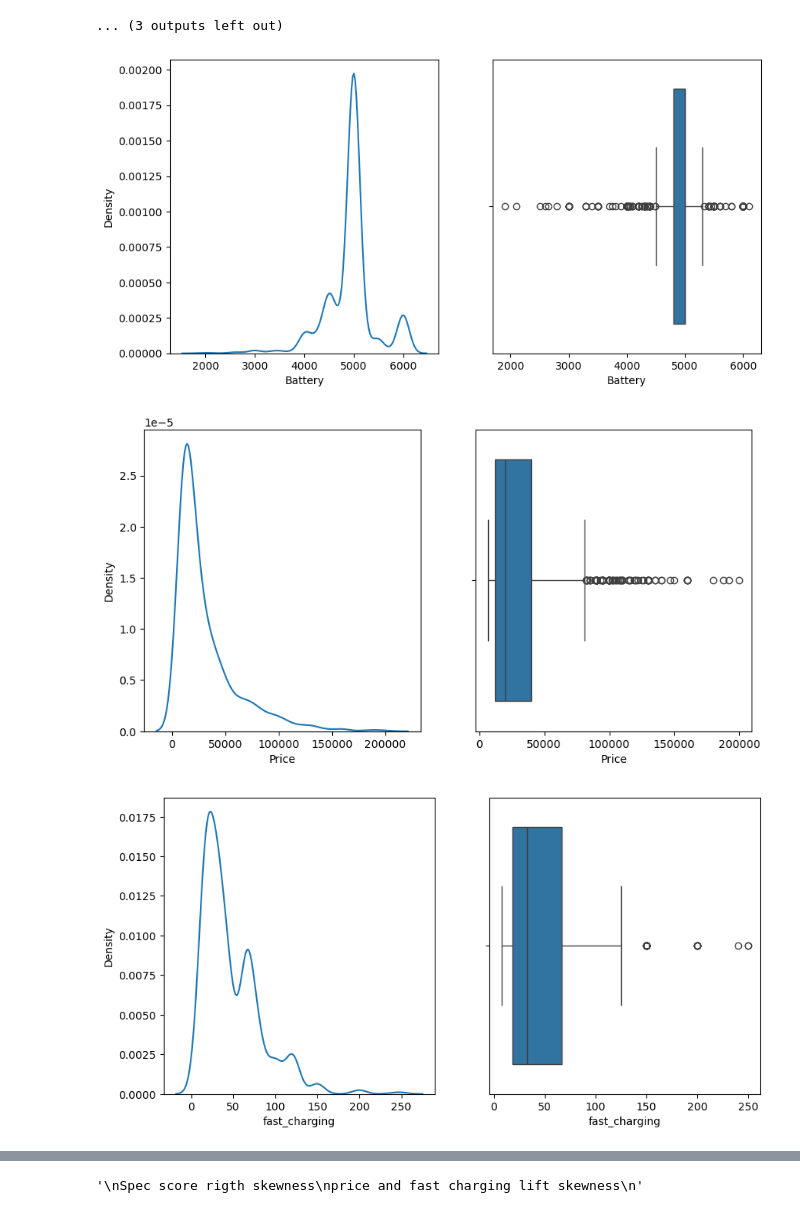
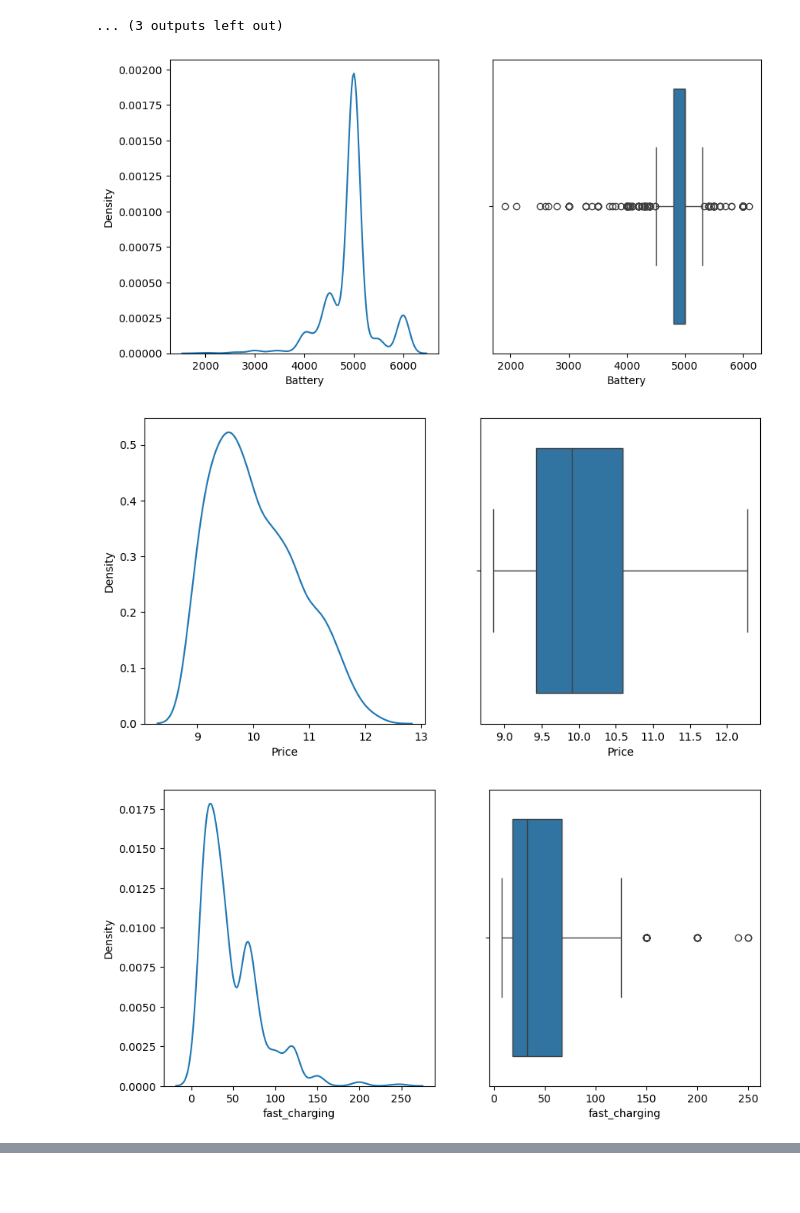
Before and after one commit to PradeepJangir007/Mobile-Phone-Price-Prediction, a Jupyter notebook: smart_phone_model billading.ipynb, the cells around one changed output, grey strips where cells are left out. Saved outputs shown, nothing was run; the diff lists cells and outputs as text; code cells hidden in the pictures; blank space fills up the shorter version.

```diff
--- a/smart_phone_model billading.ipynb
+++ b/smart_phone_model billading.ipynb
@@ -50,8 +53,8 @@ memory usage: 255.8+ KB
 ### missing value in inbuilt memory and fast charging and processor series
 # %%
 #removing outliear
-df=df[df.Price<200000]
 df=df[df.Battery<7000]
+df.Price=np.log(df.Price)
 # %%
 df.External_Memory.fillna(0,inplace=True)
 fast_c=df.groupby('company')['fast_charging'].agg(lambda x: stats.mode(x)).apply(lambda x : x[0]).to_dict()
@@ -103,24 +106,21 @@ for i in col:
 # %%
 for i in n_col:
     plt.figure(figsize=(10,5))
     plt.subplot(1,2,1)
     sns.kdeplot(df,x=i)
     plt.subplot(1,2,2)
     sns.boxplot(df,x=i)
     plt.show()
 
-"""
-Spec score rigth skewness
-price and fast charging lift skewness
-"""
+#Spec score rigth skewness
+#price and fast charging lift skewness
 # %% [output]
 [figure]
-[figure, old version]
+[figure, new version]
 [figure]
 [figure]
 [figure]
 [figure]
-'\nSpec score rigth skewness\nprice and fast charging lift skewness\n'
 # %%
 plt.figure(figsize=(10,10))
 sns.heatmap(df[n_col].corr(),annot=True)
```
Also changed, not shown: parts of 90 cells of this notebook, 9 other files.
